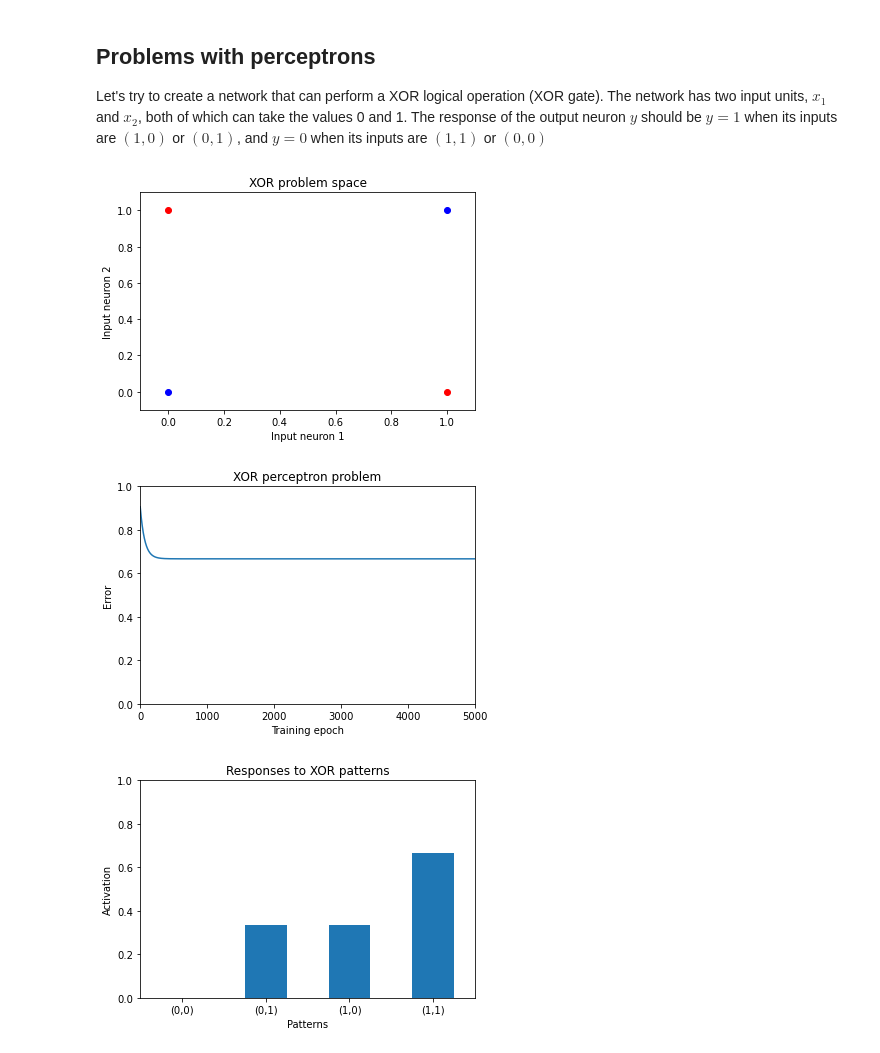
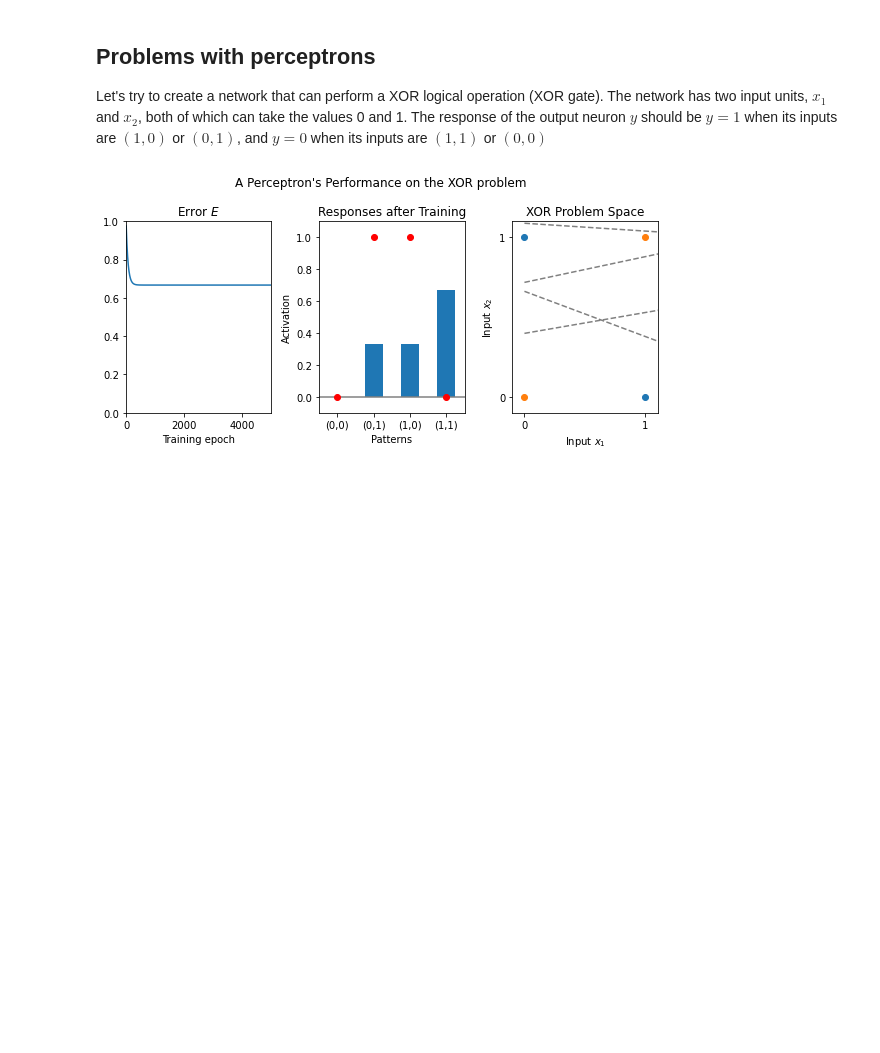
Before and after one commit to TheRealDrDre/CompCogNeuro, a Jupyter notebook: ANN/ANN_1.ipynb, the cells around one changed output. Saved outputs shown, nothing was run; the diff lists cells and outputs as text; code cells hidden in the pictures; blank space fills up the shorter version.

```diff
--- a/ANN/ANN_1.ipynb
+++ b/ANN/ANN_1.ipynb
@@ -159,3 +163,20 @@ Neural networks use _synaptic weights_ to scale the effects of their inputs. Thu
 $$
 y_i = f(\sum_j w_{j,i}x_j - \theta)
 $$
+# %%
+theta = 1
+x = np.arange(-100, 200)/100.0
+y = [j - theta for j in x]
+ymin, ymax = (-2, 1)
+xmin = np.min(x)
+xmax = np.max(x)
+plt.axis([xmin, xmax, ymin, ymax])
+plt.plot([0, 0], [ymin, ymax], "--", color="grey")
+plt.plot([xmin, xmax], [0, 0], "--", color="grey")
+plt.plot(x, y)
+plt.plot([0, theta], [0, 0], "-", linewidth=5)
+plt.text(x=theta/2, y=0.1, s=r"$\theta$")
+plt.text(x=theta/2, y=-1, s=r"$y = \sum_i x_i w_i - \theta$")
+plt.title(r"Linear function with $\theta$ = %.1f" % (theta,))
+plt.savefig("figures/linear.png")
+plt.show()
@@ -180,6 +203,7 @@ ax.plot_surface(X, Y, Z, cmap="viridis", antialiased=False)
 ax.set_xlabel(r"$w_1$")
 ax.set_ylabel(r"$w_2$")
 ax.set_zlabel("Error")
+ax.set_title("Error function for AND perceptron")
 ax.view_init(15, 65)
 fig.tight_layout()
 plt.savefig("figures/error_surface_2d.png")
@@ -530,54 +686,67 @@ def gradient_descent(n = 1):
     """Performs the gradient descent algorithm over N epochs"""
     global w
     for i in np.arange(n):
         dw = np.zeros((2))  # General dW = 0.
         e = 0.0
         for j in patterns:  # For every number in our set
             y = calculate_response(j)
             e += error(j, y)  # Calculate the error
             dwj = x * (target(j) - y)
             dwj = dwj / len(patterns)   # Increments dW with this number's results
             dw += dwj
 
         E.append(e)
         w += eta * dw  # updates W
 
 # Plot the problem space
 
-plt.plot([0, 1], [1, 0], 'ro')
-plt.plot([0, 1], [0, 1], 'bo')
-plt.axis([-0.1, 1.1, -0.1, 1.1])
-plt.xlabel("Input neuron 1")
-plt.ylabel("Input neuron 2")
-plt.title("XOR problem space")
+fig, [ax1, ax2, ax3] = plt.subplots(1, 3, figsize=(8, 4))
 
-plt.show()
 
 # Results of training
 
 n_epochs = 5000
 gradient_descent(n_epochs)
-plt.axis([0, n_epochs, 0, 1])
-plt.xlabel("Training epoch")
-plt.ylabel("Error")
-plt.title("XOR perceptron problem")
-plt.plot(E)
-plt.show()
+ax1.axis([0, n_epochs, 0, 1])
+ax1.set_xlabel("Training epoch")
+ax1.set_title("Error $E$")
+ax1.plot(E)
 
 # Plot the responses after training
 
 # Plot the responses to the XOR patterns
 y_end = [calculate_response(p) for p in patterns]
-fig, ax = plt.subplots()
-ax.axis([-0.5, 3.5, 0, 1])
-ax.set_xticks(np.arange(4))
-ax.set_xticklabels(["(%s,%s)" % tuple(p) for p in patterns])
-ax.set_ylabel("Activation")
-ax.set_xlabel("Patterns")
-ax.bar(np.arange(4), y_end, 0.5)
-ax.set_title("Responses to XOR patterns")
+ax2.axis([-0.5, 3.5, -0.1, 1.1])
+ax2.set_xticks(np.arange(4))
+ax2.set_xticklabels(["(%s,%s)" % tuple(p) for p in patterns])
+ax2.set_ylabel("Activation")
+ax2.set_xlabel("Patterns")
+ax2.bar(np.arange(4), y_end, 0.5)
+ax2.hlines(xmin=-100, xmax=100, y=0, color="grey")
+ax2.plot([target(p) for p in patterns], marker="o", color="red", linestyle="")
+ax2.set_title("Responses after Training")
+
+ax3.plot([0, 1], [1, 0], 'o')
+ax3.plot([0, 1], [0, 1], 'o')
+ax3.axis([-0.1, 1.1, -0.1, 1.1])
+ax3.set_xlabel("Input $x_1$")
+ax3.set_xticks([0, 1])
+ax3.set_ylabel("Input $x_2$")
+ax3.set_yticks([0, 1])
+ax3.set_title("XOR Problem Space")
+
+# Draw random lines
+import random
+X = np.linspace(0,1)
+for i in range(6):
+    a = random.uniform(-0.5, 1.5)
+    b = random.uniform(-15, 15)
+    y = a + b*X
+    ax3.plot(y, "--", color="grey")
+
+fig.suptitle("A Perceptron's Performance on the XOR problem")
+fig.tight_layout()
+plt.savefig("figures/xor_perceptron.png")
 plt.show()
 # %% [output]
-[figure, old version]
+[figure, new version]
-[figure, removed]
-[figure, removed]
```
Also changed, not shown: parts of 16 cells of this notebook, 22 other files.
